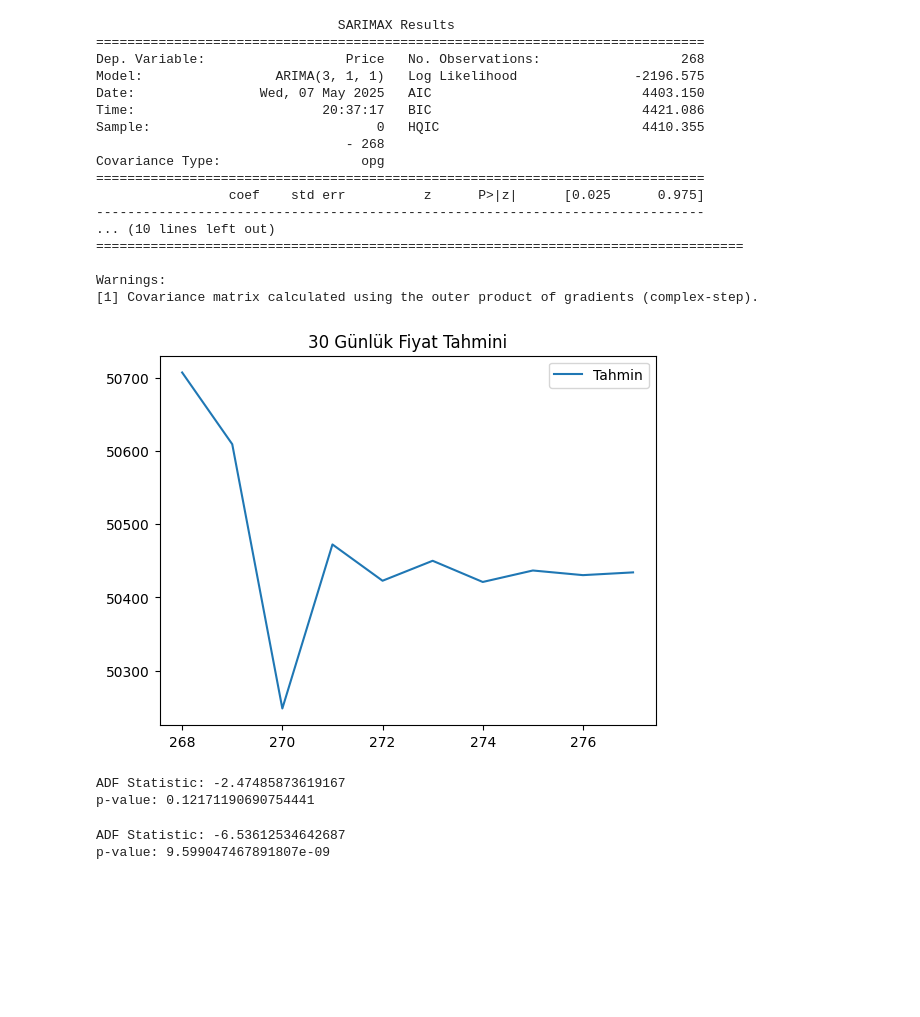
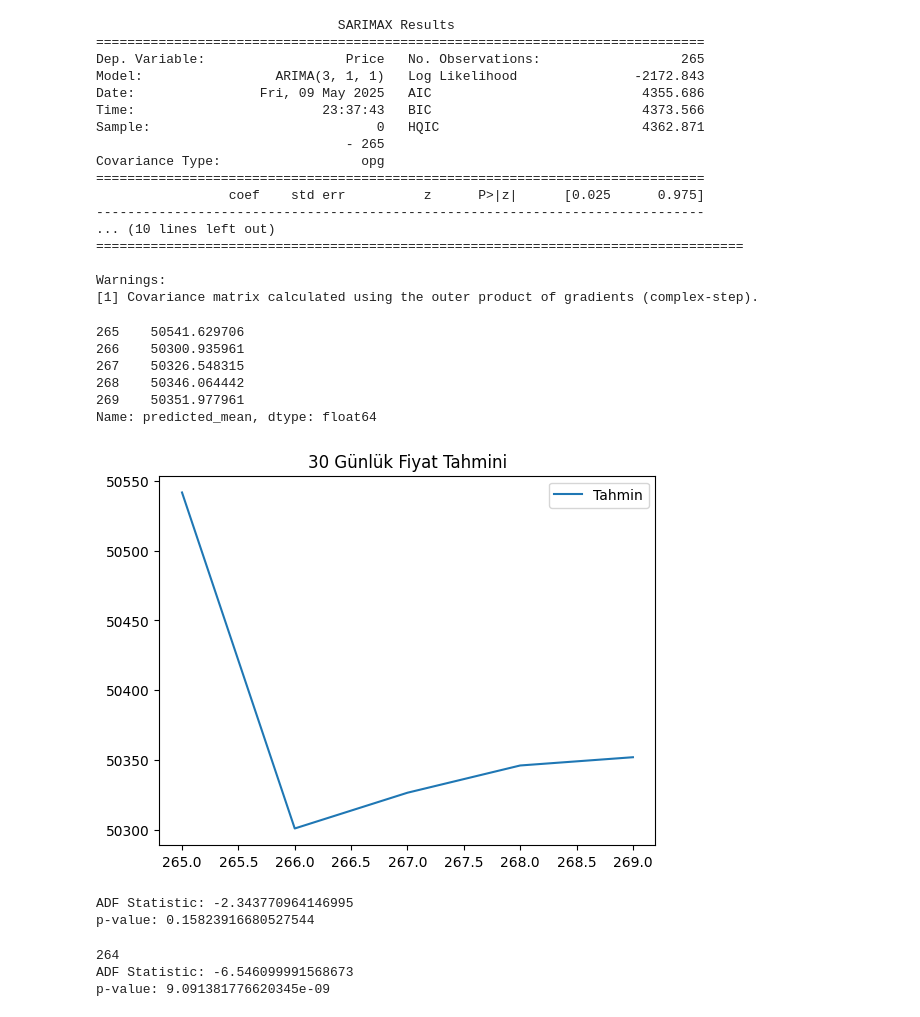
Before and after one commit to doganenes/AIBazaar, a Jupyter notebook: AI/utils/arima.ipynb, the cells around one changed output. Drawn from its saved outputs; the diff is of its cells as text; code cells hidden in the pictures; blank space fills up the shorter version.

```diff
--- a/AI/utils/arima.ipynb
+++ b/AI/utils/arima.ipynb
@@ -6,10 +5,13 @@ from statsmodels.tsa.arima.model import ARIMA
 import matplotlib.pyplot as plt
 # %%
 df = pd.read_csv(r"csv/akakce.csv")
+df = df[df["Product Name"] == "iPhone 15 128 GB"]
 df["Price"] = df["Price"].apply(lambda x: int(str(x).replace(" TL", "").split(",")[0].replace(".", "")))
 df = df.drop_duplicates(subset=["Date"])
+#df = df.drop_duplicates(subset=["Price"])
 df = df.reset_index(drop=True)
 df['Price'].plot(title='Fiyat Zaman Serisi')
+
 print(df)
 # %% [output]
          Product Name        Date  Price
@@ -34,12 +36,12 @@ print(model_fit.summary())
 # %% [output]
                                SARIMAX Results
 ==============================================================================
-Dep. Variable:                  Price   No. Observations:                  268
-Model:                 ARIMA(3, 1, 1)   Log Likelihood               -2196.575
-Date:                Wed, 07 May 2025   AIC                           4403.150
-Time:                        20:37:17   BIC                           4421.086
-Sample:                             0   HQIC                          4410.355
-                                - 268
+Dep. Variable:                  Price   No. Observations:                  265
+Model:                 ARIMA(3, 1, 1)   Log Likelihood               -2172.843
+Date:                Fri, 09 May 2025   AIC                           4355.686
+Time:                        23:37:43   BIC                           4373.566
+Sample:                             0   HQIC                          4362.871
+                                - 265
 Covariance Type:                  opg
 ==============================================================================
                  coef    std err          z      P>|z|      [0.025      0.975]
@@ -52,31 +54,40 @@ Warnings:
 # %%
 import matplotlib.pyplot as plt
 
-forecast = model_fit.forecast(steps=10)
+forecast = model_fit.forecast(steps=5)
 forecast.plot(label='Tahmin')
+print(forecast)
 plt.legend()
 plt.title("30 Günlük Fiyat Tahmini")
 plt.show()
 # %% [output]
+265    50541.629706
+266    50300.935961
+267    50326.548315
+268    50346.064442
+269    50351.977961
+Name: predicted_mean, dtype: float64
-[figure, old version]
+[figure, new version]
 # %%
 from statsmodels.tsa.stattools import adfuller
 result = adfuller(df['Price'])  # Zaman serisi burada 'fiyat'
 print(f"ADF Statistic: {result[0]}")
 print(f"p-value: {result[1]}")
 # %% [output]
-ADF Statistic: -2.47485873619167
-p-value: 0.12171190690754441
+ADF Statistic: -2.343770964146995
+p-value: 0.15823916680527544
 # %%
 df['price_diff'] = df['Price'].diff().dropna()
 df.dropna(subset=['price_diff'], inplace=True)
+print(len(df))
 from statsmodels.tsa.stattools import adfuller
 result = adfuller(df['price_diff'])
 print(f"ADF Statistic: {result[0]}")
 print(f"p-value: {result[1]}")
 # %% [output]
-ADF Statistic: -6.53612534642687
-p-value: 9.599047467891807e-09
+264
+ADF Statistic: -6.546099991568673
+p-value: 9.091381776620345e-09
 # %%
 from statsmodels.tsa.arima.model import ARIMA
 import matplotlib.pyplot as plt
```
Also changed, not shown: parts of 5 cells of this notebook, 2 other files.
